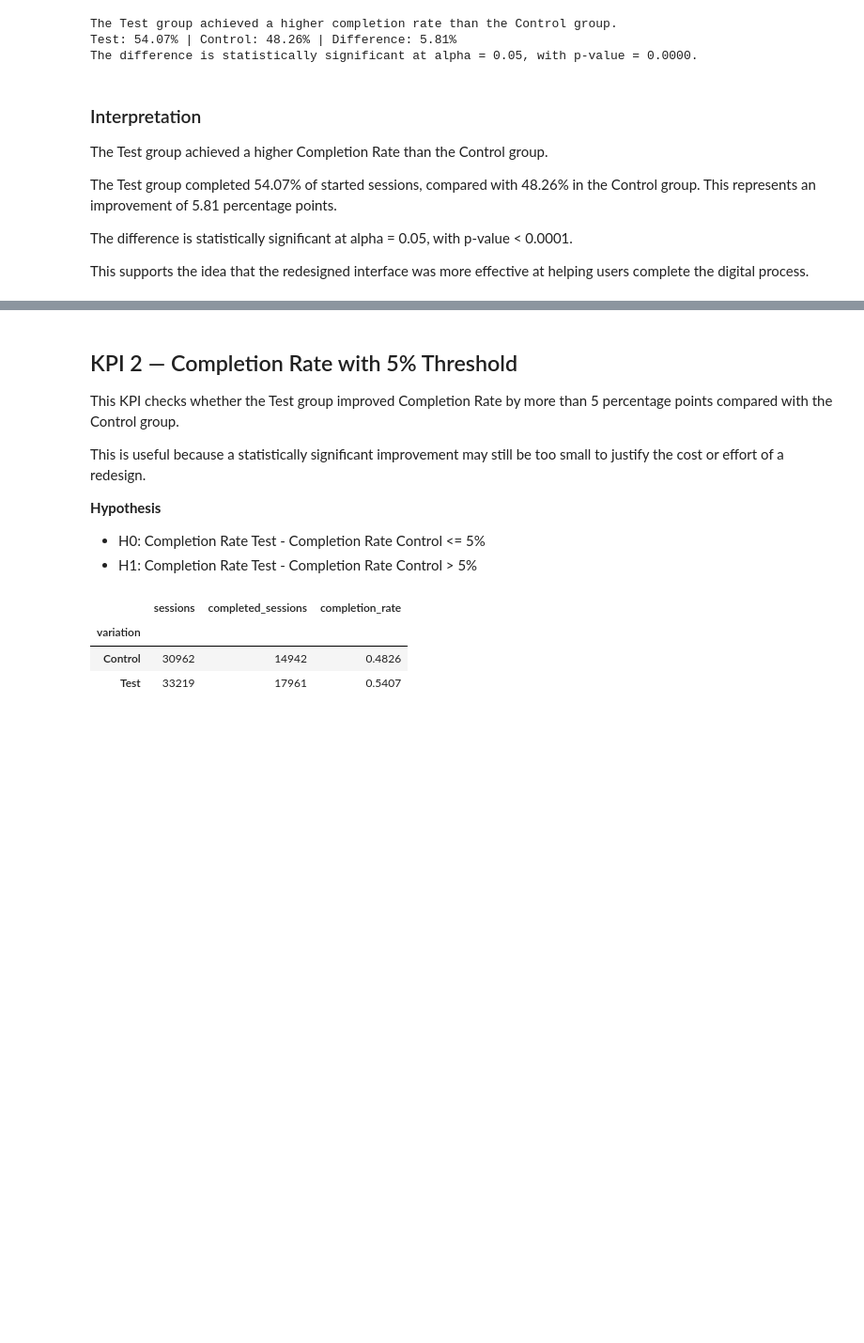
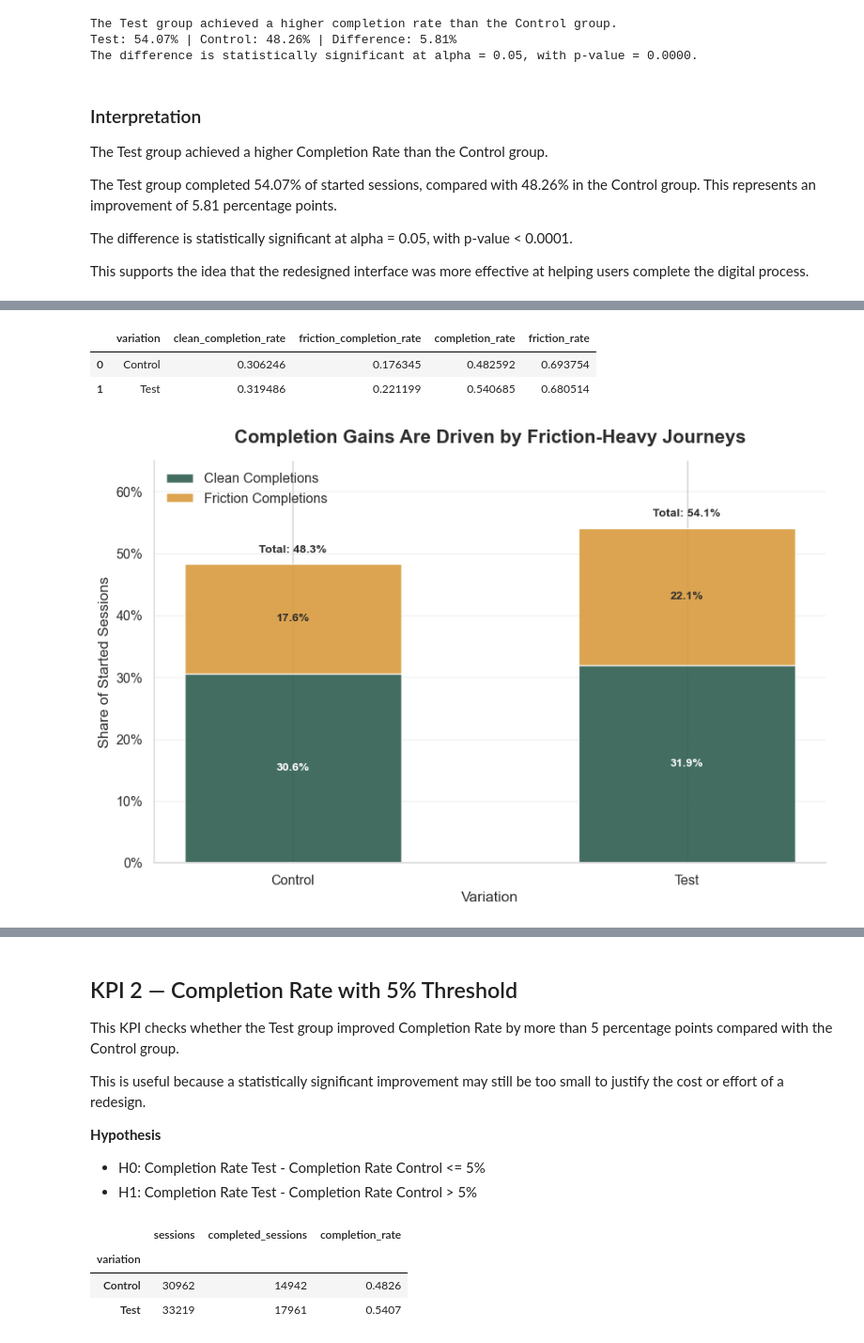
Before and after one commit to bloodnickel/Project_Vanguard_AB_Test_Analysis, a Jupyter notebook: 2_Python_Notebook/KPI_AB_Testing_Analysis.ipynb, the cells around one changed output, grey strips where cells are left out. Shown at 94% size. Cells and saved outputs as stored; diff of their text form; code cells hidden in the pictures; blank space fills up the shorter version.

Commit message:
Remake of some graphs for the presentation

```diff
--- a/2_Python_Notebook/KPI_AB_Testing_Analysis.ipynb
+++ b/2_Python_Notebook/KPI_AB_Testing_Analysis.ipynb
@@ -329,0 +429,67 @@ This supports the idea that the redesigned interface was more effective at helpi
+# %%
+# =========================
+# Prepare completion quality data for stacked bar chart
+# =========================
+
+completion_quality_plot = completion_quality_summary.reset_index().copy()
+
+completion_quality_plot = completion_quality_plot[
+    [
+        "variation",
+        "clean_completion_rate",
+        "friction_completion_rate",
+        "completion_rate",
+        "friction_rate"
+    ]
+].copy()
+
+completion_quality_plot
+# %% [output]
+|  | variation | clean_completion_rate | friction_completion_rate | completion_rate | friction_rate |
+| 0 | Control | 0.306246 | 0.176345 | 0.482592 | 0.693754 |
+| 1 | Test | 0.319486 | 0.221199 | 0.540685 | 0.680514 |
+# %%
+# =========================
+# Stacked bar chart: clean vs friction completions
+# =========================
+
+from matplotlib.ticker import FuncFormatter
+import numpy as np
+
+plot_df = completion_quality_plot.set_index("variation").loc[["Control", "Test"]]
+
+x = np.arange(len(plot_df))
+width = 0.55
+
+clean_rates = plot_df["clean_completion_rate"]
+friction_completion_rates = plot_df["friction_completion_rate"]
+total_completion_rates = plot_df["completion_rate"]
+
+fig, ax = plt.subplots(figsize=(9, 6))
+
+ax.bar(x, clean_rates, width, label="Clean Completions", color=project_palette["forest"], alpha=0.9)
+ax.bar(x, friction_completion_rates, width, bottom=clean_rates, label="Friction Completions", color=project_palette["amber"], alpha=0.9)
+
+ax.set_title("Completion Gains Are Driven by Friction-Heavy Journeys", fontsize=16, weight="bold", pad=15)
+ax.set_xlabel("Variation")
+ax.set_ylabel("Share of Started Sessions")
+ax.set_xticks(x)
+ax.set_xticklabels(plot_df.index)
+ax.yaxis.set_major_formatter(FuncFormatter(lambda y, _: f"{y:.0%}"))
+ax.set_ylim(0, 0.65)
+
+for i in range(len(plot_df)):
+    ax.text(x[i], clean_rates.iloc[i] / 2, f"{clean_rates.iloc[i]:.1%}", ha="center", va="center", fontsize=10, color="white", weight="bold")
+    ax.text(x[i], clean_rates.iloc[i] + friction_completion_rates.iloc[i] / 2, f"{friction_completion_rates.iloc[i]:.1%}", ha="center", va="center", fontsize=10, color=project_palette["charcoal"], weight="bold")
+    ax.text(x[i], total_completion_rates.iloc[i] + 0.015, f"Total: {total_completion_rates.iloc[i]:.1%}", ha="center", va="bottom", fontsize=10, weight="bold", color=project_palette["charcoal"])
+
+ax.legend(frameon=False, loc="upper left")
+
+
+
+plt.grid(axis="y", alpha=0.25)
+sns.despine()
+plt.tight_layout()
+plt.show()
+# %% [output]
+[figure, added]
```
Also changed, not shown: parts of 10 cells of this notebook, 4 other files.
